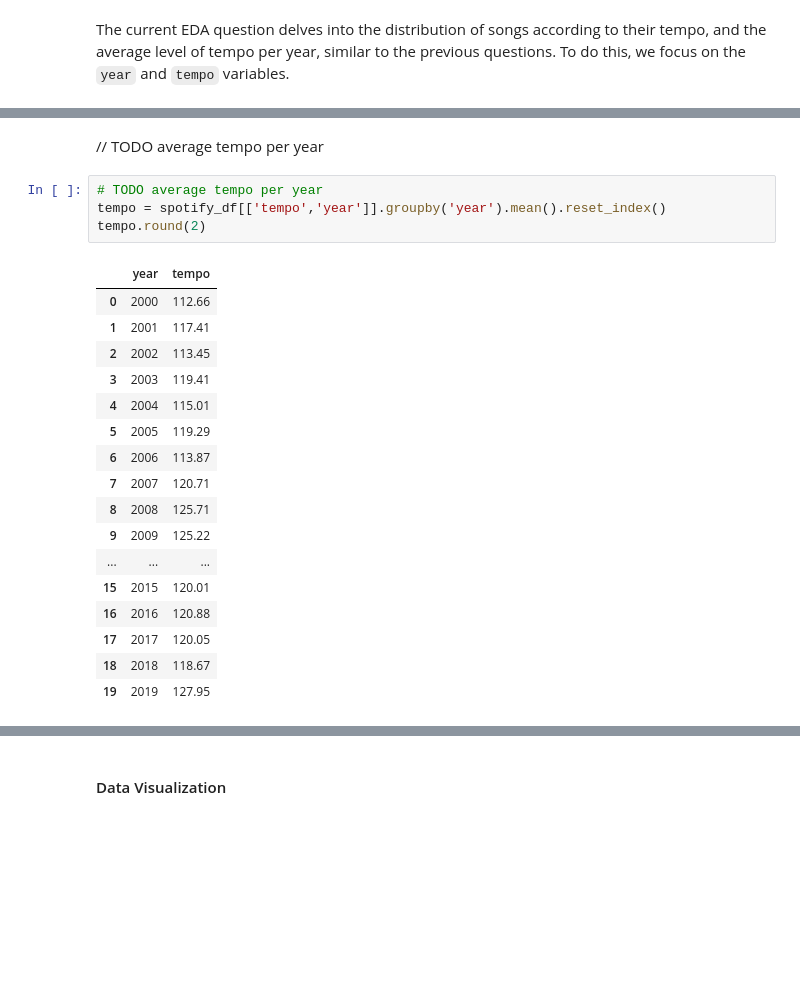
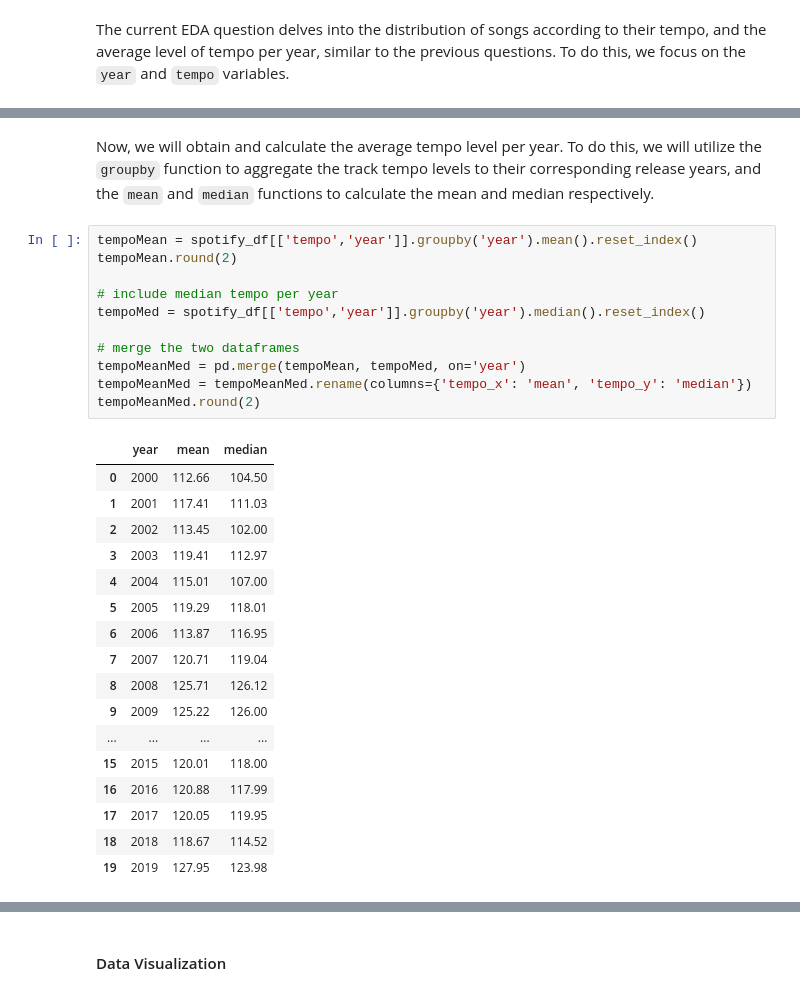
Before and after one commit to angelocguerra/csmodel-casestudy, a Jupyter notebook: MCO1.ipynb, the cells around one changed output, grey strips where cells are left out. Drawn from its saved outputs; the diff is of its cells as text; blank space fills up the shorter version.

```diff
--- a/MCO1.ipynb
+++ b/MCO1.ipynb
@@ -711,25 +741,32 @@ spotify_df.agg({'tempo': ['mean', 'median', 'std']})
 # %% [markdown]
-// TODO average tempo per year
+Now, we will obtain and calculate the average tempo level per year. To do this, we will utilize the `groupby` function to aggregate the track tempo levels to their corresponding release years, and the `mean` and `median` functions to calculate the mean and median respectively.
 # %%
-# TODO average tempo per year
-tempo = spotify_df[['tempo','year']].groupby('year').mean().reset_index()
-tempo.round(2)
+tempoMean = spotify_df[['tempo','year']].groupby('year').mean().reset_index()
+tempoMean.round(2)
+
+# include median tempo per year
+tempoMed = spotify_df[['tempo','year']].groupby('year').median().reset_index()
+
+# merge the two dataframes
+tempoMeanMed = pd.merge(tempoMean, tempoMed, on='year')
+tempoMeanMed = tempoMeanMed.rename(columns={'tempo_x': 'mean', 'tempo_y': 'median'})
+tempoMeanMed.round(2)
 # %% [output]
-|  | year | tempo |
-| 0 | 2000 | 112.66 |
-| 1 | 2001 | 117.41 |
-| 2 | 2002 | 113.45 |
-| 3 | 2003 | 119.41 |
-| 4 | 2004 | 115.01 |
-| 5 | 2005 | 119.29 |
-| 6 | 2006 | 113.87 |
-| 7 | 2007 | 120.71 |
-| 8 | 2008 | 125.71 |
-| 9 | 2009 | 125.22 |
-| ... | ... | ... |
-| 15 | 2015 | 120.01 |
-| 16 | 2016 | 120.88 |
-| 17 | 2017 | 120.05 |
-| 18 | 2018 | 118.67 |
-| 19 | 2019 | 127.95 |
+|  | year | mean | median |
+| 0 | 2000 | 112.66 | 104.50 |
+| 1 | 2001 | 117.41 | 111.03 |
+| 2 | 2002 | 113.45 | 102.00 |
+| 3 | 2003 | 119.41 | 112.97 |
+| 4 | 2004 | 115.01 | 107.00 |
+| 5 | 2005 | 119.29 | 118.01 |
+| 6 | 2006 | 113.87 | 116.95 |
+| 7 | 2007 | 120.71 | 119.04 |
+| 8 | 2008 | 125.71 | 126.12 |
+| 9 | 2009 | 125.22 | 126.00 |
+| ... | ... | ... | ... |
+| 15 | 2015 | 120.01 | 118.00 |
+| 16 | 2016 | 120.88 | 117.99 |
+| 17 | 2017 | 120.05 | 119.95 |
+| 18 | 2018 | 118.67 | 114.52 |
+| 19 | 2019 | 127.95 | 123.98 |
 # %% [markdown]
```
Also changed, not shown: parts of 48 cells of this notebook.
